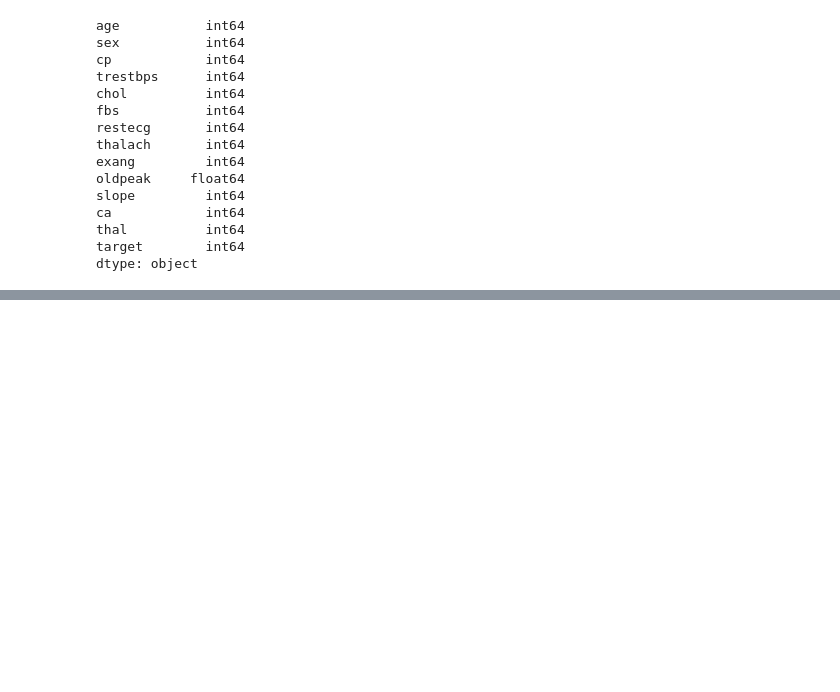
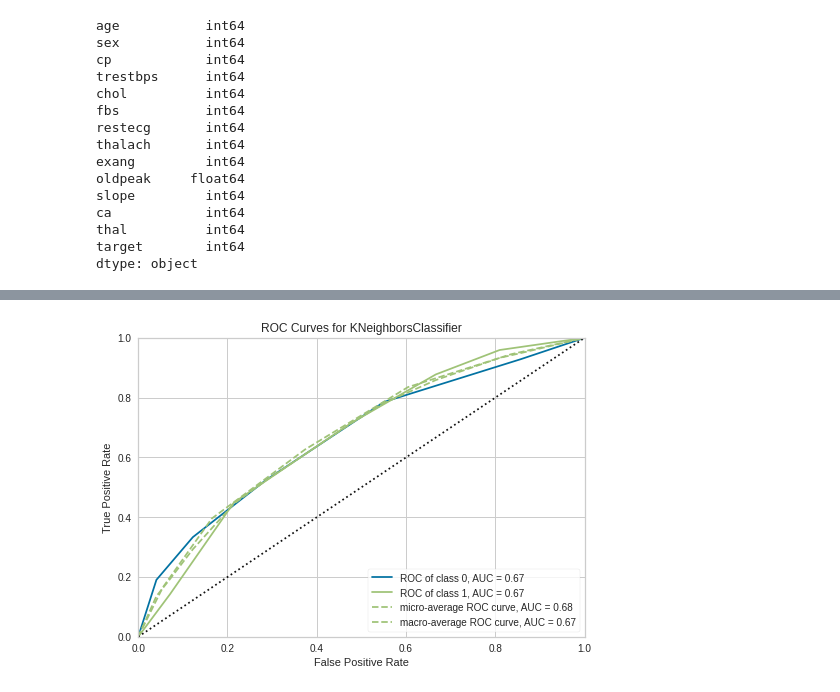
Before and after one commit to urmilapol/urmilapolprojects, a Jupyter notebook: pycaretclassification.ipynb, the cells around one changed output, grey strips where cells are left out. Cells and saved outputs as stored; diff of their text form; code cells hidden in the pictures; blank space fills up the shorter version.

```diff
--- a/pycaretclassification.ipynb
+++ b/pycaretclassification.ipynb
@@ -62,0 +159,4 @@ IndentationError: ignored
+# %%
+plot_model(knn)
+# %% [output]
+[figure, added]
```
Also changed, not shown: parts of 10 cells of this notebook.
